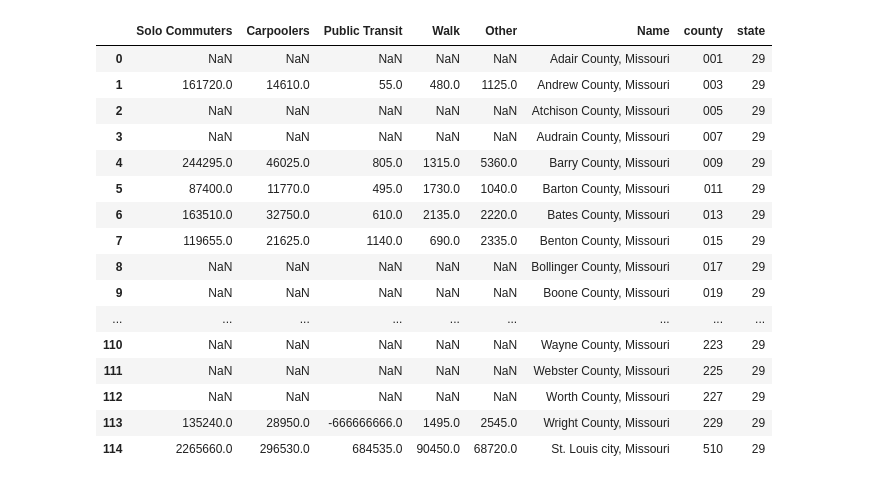
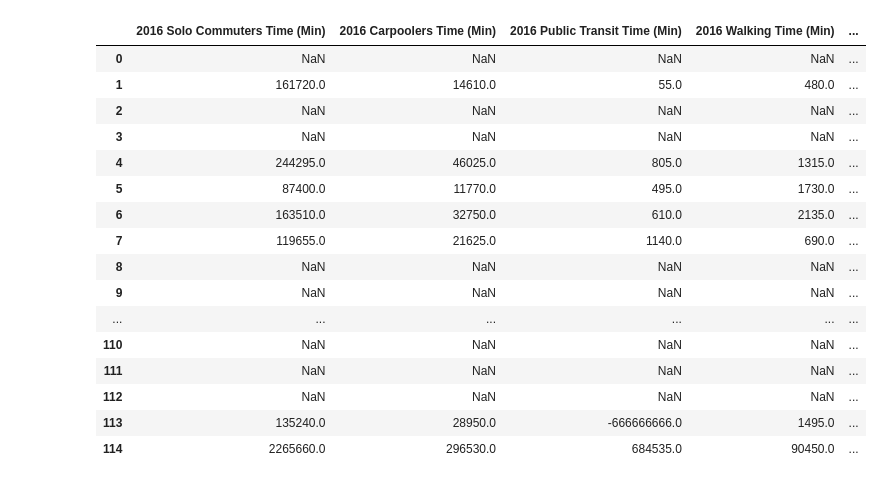
Before and after one commit to Ampwy5/Project1Git-, a Jupyter notebook: Commuter/Census_Commuter.ipynb, the cells around one changed output. Saved outputs shown, nothing was run; the diff lists cells and outputs as text; code cells hidden in the pictures.

```diff
--- a/Commuter/Census_Commuter.ipynb
+++ b/Commuter/Census_Commuter.ipynb
@@ -13,21 +18,24 @@ c = Census(api_key, year=2016)
 # %%
+#get commute type data per county in MO
 commute_type_data = c.acs5.state_county(('NAME', 'B08301_001E',
                                          'B08301_003E',
                                          'B08301_004E',
                                          'B08301_010E',
                                          'B08301_019E',
                                          'B08101_041E'), states.MO.fips, Census.ALL)
-commute_type_data
 
-commute_type_pd = pd.DataFrame(commute_type_data)
-
-commute_type_pd = commute_type_pd.rename(columns={"B08301_001E": "Commuters",
+#convert to data frame
+commute_type_df = pd.DataFrame(commute_type_data)
+#rename columns
+commute_type_df = commute_type_df.rename(columns={"B08301_001E": "Total Commuters",
                                                   "B08301_003E": "Solo Commuters",
                                                   "B08301_004E": "Carpoolers",
                                                   "B08301_010E": "Public Transit",
-                                                  "B08301_019E": "Walk",
-                                                  "B08101_041E": "Other",
+                                                  "B08301_019E": "Walking",
+                                                  "B08101_041E": "Other Transit",
                                                   "NAME": "Name"})
-pd.options.display.max_rows = 999999
-commute_type_pd
+
+#show entire data frame
+pd.options.display.max_rows = 200
+commute_type_df
 # %% [output]
@@ -51,36 +59,37 @@ commute_type_pd
 # %%
+#get commute time data
 commute_time_data = c.acs5.state_county(('NAME', 'B08136_003E',
                                          'B08136_004E',
                                          'B08136_007E',
                                          'B08136_011E',
                                          'B08136_012E',), states.MO.fips, Census.ALL)
 
-commute_time_pd = pd.DataFrame(commute_time_data)
-
-commute_time_pd = commute_time_pd.rename(columns={"B08136_003E": "Solo Commuters",
-                                                  "B08136_004E": "Carpoolers",
-                                                  "B08136_007E": "Public Transit",
-                                                  "B08136_011E": "Walk",
-                                                  "B08136_012E": "Other",
+#convert to data frame
+commute_time_df = pd.DataFrame(commute_time_data)
+#rename columns
+commute_time_df = commute_time_df.rename(columns={"B08136_003E": "2016 Solo Commuters Time (Min)",
+                                                  "B08136_004E": "2016 Carpoolers Time (Min)",
+                                                  "B08136_007E": "2016 Public Transit Time (Min)",
+                                                  "B08136_011E": "2016 Walking Time (Min)",
+                                                  "B08136_012E": "2016 Other Transit Time (Min)",
                                                   "NAME": "Name"})
 
-pd.options.display.max_rows = 999999
-commute_time_pd
+commute_time_df
 # %% [output]
-|  | Solo Commuters | Carpoolers | Public Transit | Walk | Other | Name | county | state |
-| 0 | NaN | NaN | NaN | NaN | NaN | Adair County, Missouri | 001 | 29 |
-| 1 | 161720.0 | 14610.0 | 55.0 | 480.0 | 1125.0 | Andrew County, Missouri | 003 | 29 |
-| 2 | NaN | NaN | NaN | NaN | NaN | Atchison County, Missouri | 005 | 29 |
-| 3 | NaN | NaN | NaN | NaN | NaN | Audrain County, Missouri | 007 | 29 |
-| 4 | 244295.0 | 46025.0 | 805.0 | 1315.0 | 5360.0 | Barry County, Missouri | 009 | 29 |
-| 5 | 87400.0 | 11770.0 | 495.0 | 1730.0 | 1040.0 | Barton County, Missouri | 011 | 29 |
-| 6 | 163510.0 | 32750.0 | 610.0 | 2135.0 | 2220.0 | Bates County, Missouri | 013 | 29 |
-| 7 | 119655.0 | 21625.0 | 1140.0 | 690.0 | 2335.0 | Benton County, Missouri | 015 | 29 |
-| 8 | NaN | NaN | NaN | NaN | NaN | Bollinger County, Missouri | 017 | 29 |
-| 9 | NaN | NaN | NaN | NaN | NaN | Boone County, Missouri | 019 | 29 |
-| ... | ... | ... | ... | ... | ... | ... | ... | ... |
-| 110 | NaN | NaN | NaN | NaN | NaN | Wayne County, Missouri | 223 | 29 |
-| 111 | NaN | NaN | NaN | NaN | NaN | Webster County, Missouri | 225 | 29 |
-| 112 | NaN | NaN | NaN | NaN | NaN | Worth County, Missouri | 227 | 29 |
-| 113 | 135240.0 | 28950.0 | -666666666.0 | 1495.0 | 2545.0 | Wright County, Missouri | 229 | 29 |
-| 114 | 2265660.0 | 296530.0 | 684535.0 | 90450.0 | 68720.0 | St. Louis city, Missouri | 510 | 29 |
+|  | 2016 Solo Commuters Time (Min) | 2016 Carpoolers Time (Min) | 2016 Public Transit Time (Min) | 2016 Walking Time (Min) | ... |
+| 0 | NaN | NaN | NaN | NaN | ... |
+| 1 | 161720.0 | 14610.0 | 55.0 | 480.0 | ... |
+| 2 | NaN | NaN | NaN | NaN | ... |
+| 3 | NaN | NaN | NaN | NaN | ... |
+| 4 | 244295.0 | 46025.0 | 805.0 | 1315.0 | ... |
+| 5 | 87400.0 | 11770.0 | 495.0 | 1730.0 | ... |
+| 6 | 163510.0 | 32750.0 | 610.0 | 2135.0 | ... |
+| 7 | 119655.0 | 21625.0 | 1140.0 | 690.0 | ... |
+| 8 | NaN | NaN | NaN | NaN | ... |
+| 9 | NaN | NaN | NaN | NaN | ... |
+| ... | ... | ... | ... | ... | ... |
+| 110 | NaN | NaN | NaN | NaN | ... |
+| 111 | NaN | NaN | NaN | NaN | ... |
+| 112 | NaN | NaN | NaN | NaN | ... |
+| 113 | 135240.0 | 28950.0 | -666666666.0 | 1495.0 | ... |
+| 114 | 2265660.0 | 296530.0 | 684535.0 | 90450.0 | ... |
```
Also changed, not shown: parts of 8 cells of this notebook, 3 other files.
